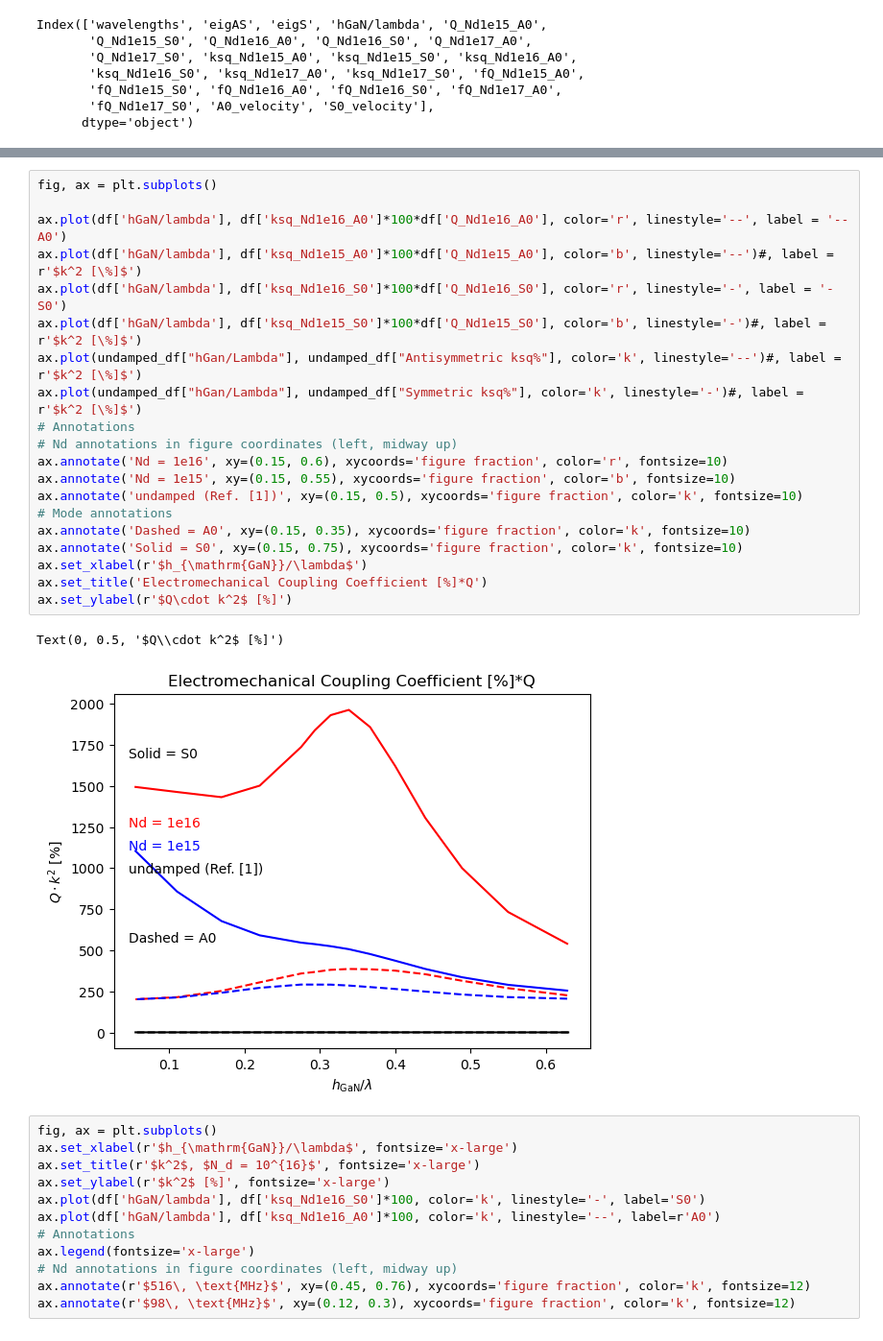
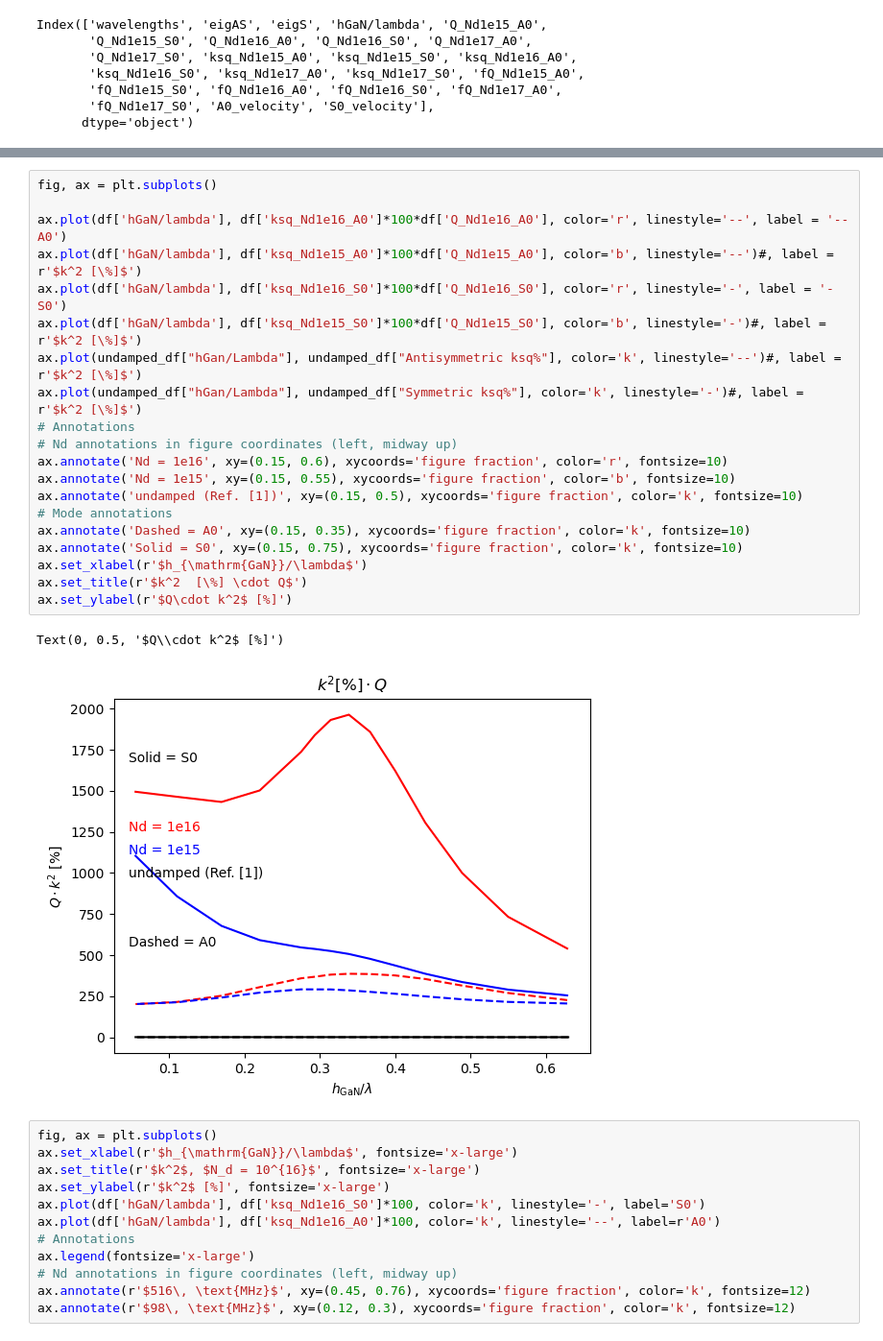
Before and after one commit to ninja-lab/Resonators, a Jupyter notebook: ComsolPlots.ipynb, the cells around one changed output, grey strips where cells are left out. Shown at 96% size. Drawn from its saved outputs; the diff is of its cells as text.

```diff
--- a/ComsolPlots.ipynb
+++ b/ComsolPlots.ipynb
@@ -69,26 +62,26 @@ Text(0, 0.5, '$k^2$ [%]')
 # %%
 fig, ax = plt.subplots()
 
 ax.plot(df['hGaN/lambda'], df['ksq_Nd1e16_A0']*100*df['Q_Nd1e16_A0'], color='r', linestyle='--', label = '-- A0')
 ax.plot(df['hGaN/lambda'], df['ksq_Nd1e15_A0']*100*df['Q_Nd1e15_A0'], color='b', linestyle='--')#, label = r'$k^2 [\%]$')
 ax.plot(df['hGaN/lambda'], df['ksq_Nd1e16_S0']*100*df['Q_Nd1e16_S0'], color='r', linestyle='-', label = '- S0')
 ax.plot(df['hGaN/lambda'], df['ksq_Nd1e15_S0']*100*df['Q_Nd1e15_S0'], color='b', linestyle='-')#, label = r'$k^2 [\%]$')
 ax.plot(undamped_df["hGan/Lambda"], undamped_df["Antisymmetric ksq%"], color='k', linestyle='--')#, label = r'$k^2 [\%]$')
 ax.plot(undamped_df["hGan/Lambda"], undamped_df["Symmetric ksq%"], color='k', linestyle='-')#, label = r'$k^2 [\%]$')
 # Annotations
 # Nd annotations in figure coordinates (left, midway up)
 ax.annotate('Nd = 1e16', xy=(0.15, 0.6), xycoords='figure fraction', color='r', fontsize=10)
 ax.annotate('Nd = 1e15', xy=(0.15, 0.55), xycoords='figure fraction', color='b', fontsize=10)
 ax.annotate('undamped (Ref. [1])', xy=(0.15, 0.5), xycoords='figure fraction', color='k', fontsize=10)
 # Mode annotations
 ax.annotate('Dashed = A0', xy=(0.15, 0.35), xycoords='figure fraction', color='k', fontsize=10)
 ax.annotate('Solid = S0', xy=(0.15, 0.75), xycoords='figure fraction', color='k', fontsize=10)
 ax.set_xlabel(r'$h_{\mathrm{GaN}}/\lambda$')
-ax.set_title('Electromechanical Coupling Coefficient [%]*Q')
+ax.set_title(r'$k^2  [\%] \cdot Q$')
 ax.set_ylabel(r'$Q\cdot k^2$ [%]')
 # %% [output]
 Text(0, 0.5, '$Q\\cdot k^2$ [%]')
-[figure, old version]
+[figure, new version]
 # %%
 fig, ax = plt.subplots()
 ax.set_xlabel(r'$h_{\mathrm{GaN}}/\lambda$', fontsize='x-large')
```
Also changed, not shown: parts of 6 cells of this notebook, 8 other files.
